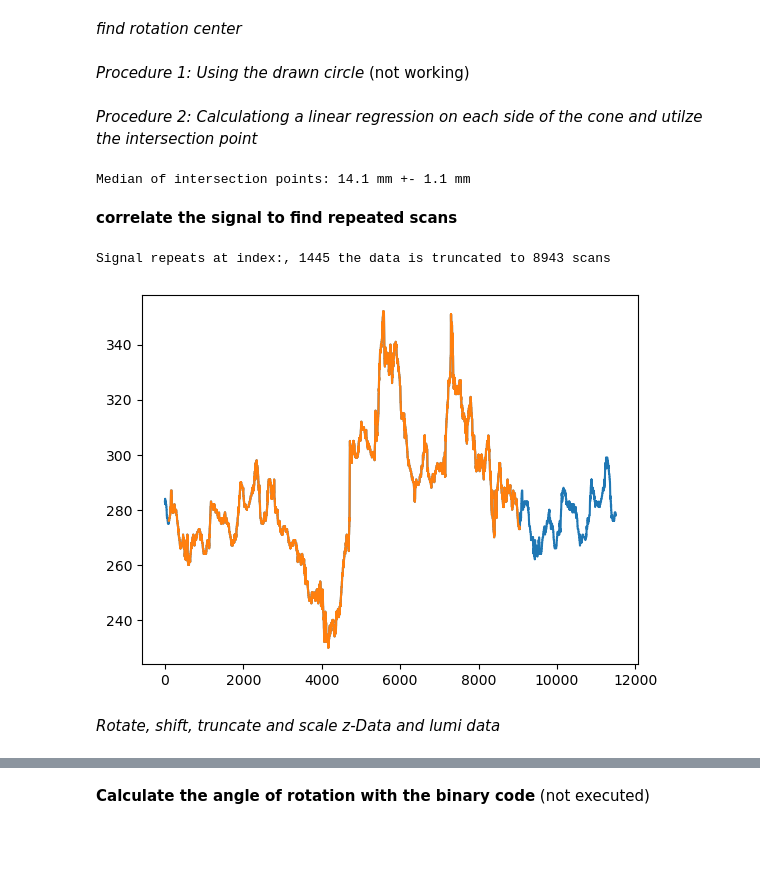
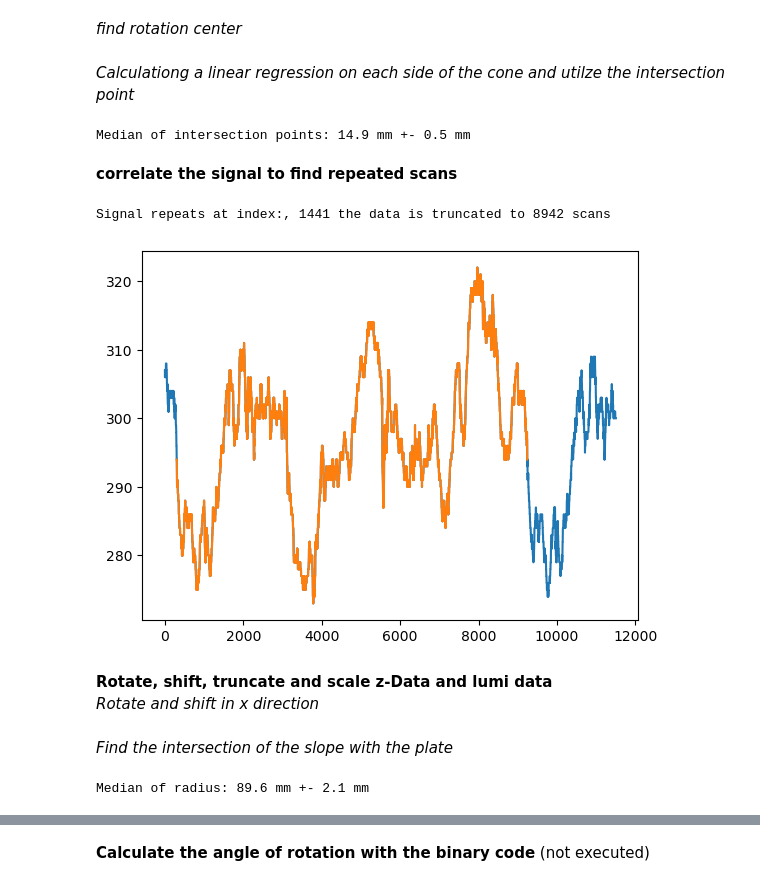
Before and after one commit to alexanderknut/Schuettkegel_Lab_dev, a Jupyter notebook: Auswertung.ipynb, the cells around one changed output, grey strips where cells are left out. Saved outputs shown, nothing was run; the diff lists cells and outputs as text; code cells hidden in the pictures; blank space fills up the shorter version.

Commit message:
changed the calculation of the floor intersection, minor changes in the calculation of the angle of repose

```diff
--- a/Auswertung.ipynb
+++ b/Auswertung.ipynb
@@ -26,9 +25,9 @@ from scipy.ndimage import generic_filter
 
 
 main_path = r"C:\Users\knut\Nextcloud\Geotechnik-Freigaben\Dienstleistung\Versuche_FuE\F_05_Schüttkegel_Anton\Versuche"
-psd = r"SP-4-D"
-subset = r"SP-4-D-1"
-trial = 5
+psd = r"SP-4-A"
+subset = r"SP-4-A-1"
+trial = 1
 
 folder = os.path.join(main_path,psd, subset, str(trial))
 z_files = glob.glob(os.path.join(folder, "*_Z_*.npy"))
@@ -115,5 +115,3 @@ x_data_f = np.linspace(0,len(z_data_f),len(z_data_f))
 x_data = np.linspace(0,len(z_data),len(z_data))
 # %% [markdown]
 *find rotation center*
-# %% [markdown]
-*Procedure 1: Using the drawn circle* (not working)
@@ -140,8 +118,8 @@ x_data = np.linspace(0,len(z_data),len(z_data))
 # %% [markdown]
-*Procedure 2: Calculationg a linear regression on each side of the cone and utilze the intersection point*
+*Calculationg a linear regression on each side of the cone and utilze the intersection point*
 # %%
 INNERCENTEROFFSET = 30 # offset from the center to start the search for the inner edge
-OUTERCENTEROFFSET = 150 # offset from the center to start the search for the outer edge
+OUTERCENTEROFFSET = 200 # offset from the center to start the search for the outer edge
 x_int = np.zeros(np.shape(z_data_f)[1])
 index_max_z = np.zeros(np.shape(z_data_f)[1],dtype=int)
 index_max_z = np.median(np.nanargmax(z_data_f,axis=0))
@@ -171,48 +149,49 @@ for i in range(np.shape(z_data_f)[1]):
 x_int = x_int.astype(int)
 print(f"Median of intersection points: {np.median(x_int*SCALE_X):.1f} mm +- {np.std(x_int*SCALE_X):.1f} mm")
 # %% [output]
-Median of intersection points: 14.1 mm +- 1.1 mm
+Median of intersection points: 14.9 mm +- 0.5 mm
 # %% [markdown]
 **correlate the signal to find repeated scans**
 # %%
-OFFSET = 100 # Scans skiped at the beginning to avoid edge effects
+OFFSET = 300 # Scans skiped at the beginning to avoid edge effects
 LASTINDEX = 4000 # last scans, the repeat should be found in
 
 y = x_int.astype(float)
 y1 = (y-np.mean(y[:-1]))/np.std(y[:-1])
 y2 = (y-np.mean(y[:-1]))/np.std(y[:-1])
 autocorr = correlate(y1,y2, mode='full')
 lags = np.arange(-len(y1)+1, len(y1))
 
 # Only look at positive lags (right half)
 autocorr_pos = autocorr[len(y1)-1:]
 lags_pos = lags[len(y1)-1:]
 # Find the first peak after lag 0
 peaks = np.nan
 peaks = np.argmax(autocorr_pos[-LASTINDEX:])
 if not np.isnan(peaks):
     repeat_index = lags_pos[peaks]  # first peak after lag 0
     lstart = 0+OFFSET
     lend = len(x_int)-LASTINDEX+repeat_index+OFFSET
     print(f"Signal repeats at index:, {repeat_index} the data is truncated to {lend-lstart} scans")
     #truncate 2D-arrays
     x_temp = np.linspace(0,len(x_int),len(x_int))
     plt.plot(x_temp, x_int)
     lumi_data_t = lumi_data[:,lstart:lend]
     lumi_data_f_t = lumi_data_f[:,lstart:lend]
     z_data_t = z_data[:,lstart:lend]
     z_data_f_t = z_data_f[:,lstart:lend]
     valid_t = valid[:,lstart:lend]
     x_int_t = x_int[lstart:lend]
     plt.plot(x_temp[lstart:lend], x_int_t)
     plt.show()
 else:
     print("No repeat found.")
 # %% [output]
-Signal repeats at index:, 1445 the data is truncated to 8943 scans
+Signal repeats at index:, 1441 the data is truncated to 8942 scans
-[figure, old version]
+[figure, new version]
 # %% [markdown]
-*Rotate, shift, truncate and scale z-Data and lumi data*
+**Rotate, shift, truncate and scale z-Data and lumi data** <br>
+*Rotate and shift in x direction*
 # %%
 SAMPLESIZE = 2500 # number of samples in x direction for the final data set
 x_data_f_r_s = np.linspace(0,SAMPLESIZE,SAMPLESIZE)
@@ -267,0 +212,35 @@ x_data_f_r_s_obj = np.linspace(0,SCALE_X*len(z_data_f_r_s),len(z_data_f_r_s))
+# %% [markdown]
+*Find the intersection of the slope with the plate*
+# %%
+RIGHTSTART = 2000 #left edge for the calculation of the level of the plate
+RIGHTSTOP = 2500 #right edge for the calculation of the level of the plate
+MAXTHRESHOLD = 1.05 #Threshold to find a value biger then the maximum of the plate
+LEFTOFFSET = 500 #Samples used to calculate the linear interpolation along the slope
+x_int_floor = np.zeros(np.shape(z_data_f_r_sx)[1])
+z_data_f_r_sx_sz = np.zeros((SAMPLESIZE,np.shape(z_data_f_r_sx)[1]))
+b_right = np.zeros(x_int_floor.shape)
+for i in range(np.shape(z_data_f_t)[1]):
+    # define left and right fit ranges
+    # define row ranges for left and right linear fits
+    right_stop = min(z_data_f_r_sx.shape[0], RIGHTSTOP)
+    row_range_right = slice(RIGHTSTART, right_stop)
+    # linear fit left and right of the peak
+    b_right[i] = np.min(z_data_f_r_sx[row_range_right,i])
+    #adaptive calculate the row range left
+    max_right = np.max(z_data_f_r_sx[row_range_right,i])
+    left_stop = np.where(z_data_f_r_sx[:RIGHTSTART,i] > MAXTHRESHOLD*max_right)[0][-1]
+    left_start = left_stop - LEFTOFFSET
+    row_range_left = slice(left_start, left_stop)
+    m_left, b_left = np.polyfit(x_data_f_r_s[row_range_left], z_data_f_r_sx[row_range_left,i], 1)
+    x_int_floor[i] = (b_right[i] - b_left) / (m_left)
+print(f"Median of radius: {np.median(x_int_floor*SCALE_X):.1f} mm +- {np.std(x_int_floor*SCALE_X):.1f} mm")
+x_int_floor = x_int_floor.astype(int)
+
+# z-Shift by floor intersection
+# 2025/09/10 changed. Minimum value calculated with b_right is now used for the calculation of the z-Shift
+#z_shift = np.zeros(x_int_floor.shape)
+for i in range(np.shape(z_data_f_r_sx_sz)[1]):
+    #z_shift[i] = z_data_f_r_sx[x_int_floor[i],i]
+    z_data_f_r_sx_sz[:,i] = z_data_f_r_sx[:,i]-b_right[i]
+# %% [output]
+Median of radius: 89.6 mm +- 2.1 mm
```
Also changed, not shown: parts of 13 cells of this notebook.
